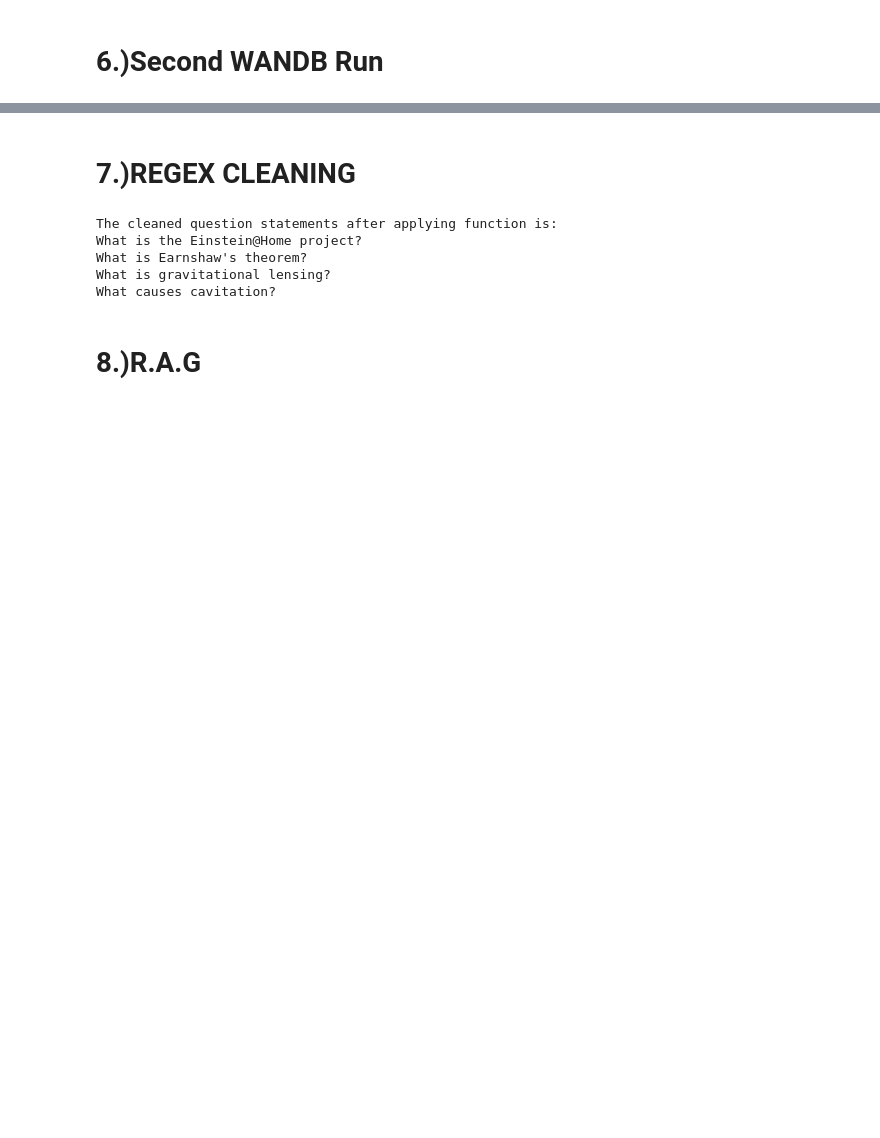
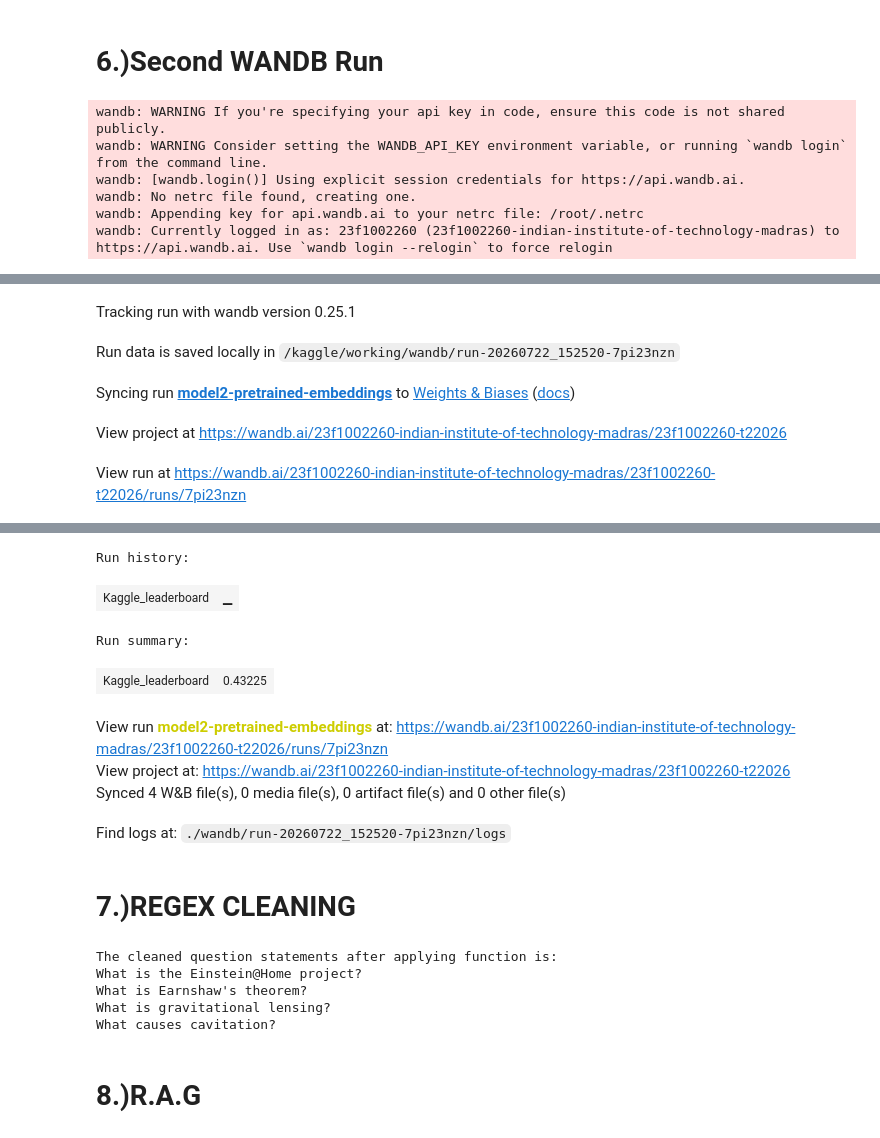
Before and after one commit to Atharv210203/smart-mcq-solver, a Jupyter notebook: 23f1002260-notebook-t12026.ipynb, the cells around one changed output, grey strips where cells are left out. Drawn from its saved outputs; the diff is of its cells as text; code cells hidden in the pictures; blank space fills up the shorter version.

Commit message:
Kaggle Notebook | DL-23f1002260-notebook-t22026 | Version 13

```diff
--- a/23f1002260-notebook-t12026.ipynb
+++ b/23f1002260-notebook-t12026.ipynb
@@ -417,11 +472,18 @@ Notes:
 # %% [markdown]
 # **6.)Second WANDB Run**
 # %%
-#  import wandb
-#  wandb.login(key="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")
+ import wandb
+ wandb.login(key="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")
 
 
-# run = wandb.init(entity="23f1002260-indian-institute-of-technology-madras",
-#                   project="23f1002260-t22026", name="model2-pretrained-embeddings")
-# run.log({"map@3_val": 0.3996, "Kaggle_leaderboard": 0.38653})
-# run.finish()
+run = wandb.init(entity="23f1002260-indian-institute-of-technology-madras",
+                  project="23f1002260-t22026", name="model2-pretrained-embeddings")
+run.log({ "Kaggle_leaderboard": 0.43225})
+run.finish()
+# %% [output]
+wandb: WARNING If you're specifying your api key in code, ensure this code is not shared publicly.
+wandb: WARNING Consider setting the WANDB_API_KEY environment variable, or running `wandb login` from the command line.
+wandb: [wandb.login()] Using explicit session credentials for https://api.wandb.ai.
+wandb: No netrc file found, creating one.
+wandb: Appending key for api.wandb.ai to your netrc file: /root/.netrc
+wandb: Currently logged in as: 23f1002260 (23f1002260-indian-institute-of-technology-madras) to https://api.wandb.ai. Use `wandb login --relogin` to force relogin
@@ -427,0 +491,5 @@ Notes:
+Tracking run with wandb version 0.25.1
+Run data is saved locally in /kaggle/working/wandb/run-20260722_152520-7pi23nzn
+Syncing run model2-pretrained-embeddings to Weights & Biases (docs)
+View project at https://wandb.ai/23f1002260-indian-institute-of-technology-madras/23f1002260-t22026
+View run at https://wandb.ai/23f1002260-indian-institute-of-technology-madras/23f1002260-t22026/runs/7pi23nzn
@@ -428,3 +497,11 @@ Notes:
+Run history:
+| Kaggle_leaderboard | ▁ |
+Run summary:
+| Kaggle_leaderboard | 0.43225 |
+View run model2-pretrained-embeddings at: https://wandb.ai/23f1002260-indian-institute-of-technology-madras/23f1002260-t22026/runs/7pi23nzn
+View project at: https://wandb.ai/23f1002260-indian-institute-of-technology-madras/23f1002260-t22026
+Synced 4 W&B file(s), 0 media file(s), 0 artifact file(s) and 0 other file(s)
+Find logs at: ./wandb/run-20260722_152520-7pi23nzn/logs
 # %% [markdown]
 # **7.)REGEX CLEANING**
 # %%
```
Also changed, not shown: parts of 4 cells of this notebook.
